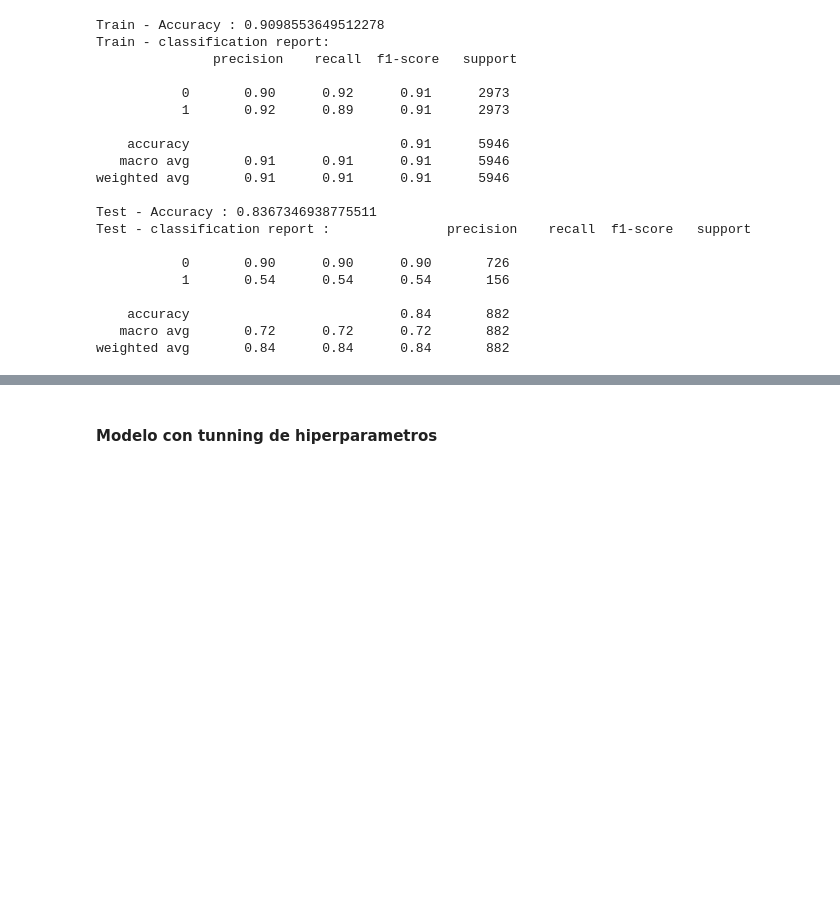
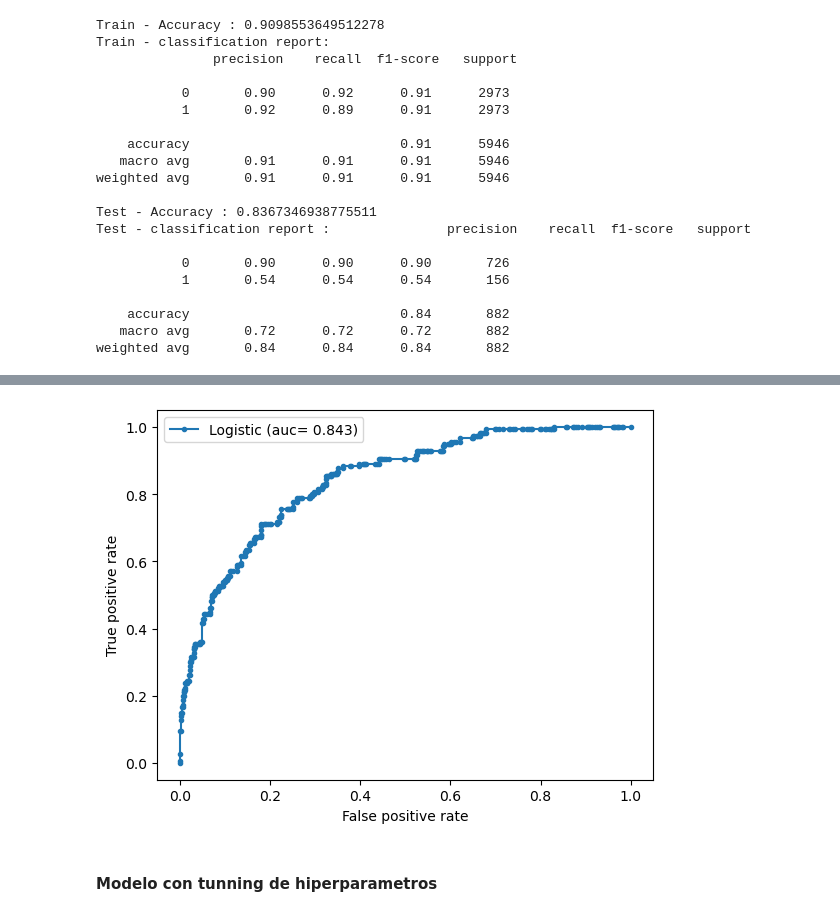
Before and after one commit to CamiloLoaiza12/Analitica2_trabajo1, a Jupyter notebook: Selección_de_variables_y_regularización.ipynb, the cells around one changed output, grey strips where cells are left out. Cells and saved outputs as stored; diff of their text form; code cells hidden in the pictures; blank space fills up the shorter version.

Commit message:
modelos listos

```diff
--- a/Selección_de_variables_y_regularización.ipynb
+++ b/Selección_de_variables_y_regularización.ipynb
@@ -791,3 +835,16 @@ plt.show()
+# %%
+from sklearn.metrics import roc_curve, auc, roc_auc_score
+y_pred = gboos.predict_proba(X_test_modelo4)[::,1]
+fpr, tpr,_ =roc_curve(y_test, y_pred)
+# auc=auc(fpr, tpr) #opción 1
+auc = roc_auc_score(y_test, y_pred) #opción 2
+plt.plot(fpr, tpr,marker='.',label='Logistic (auc= %0.3f)'%auc)
+plt.xlabel('False positive rate')
+plt.ylabel('True positive rate')
+plt.legend()
+plt.show()
+# %% [output]
+[figure, added]
 # %% [markdown]
 #### Modelo con tunning de hiperparametros
 # %%
```
Also changed, not shown: parts of 19 cells of this notebook.
